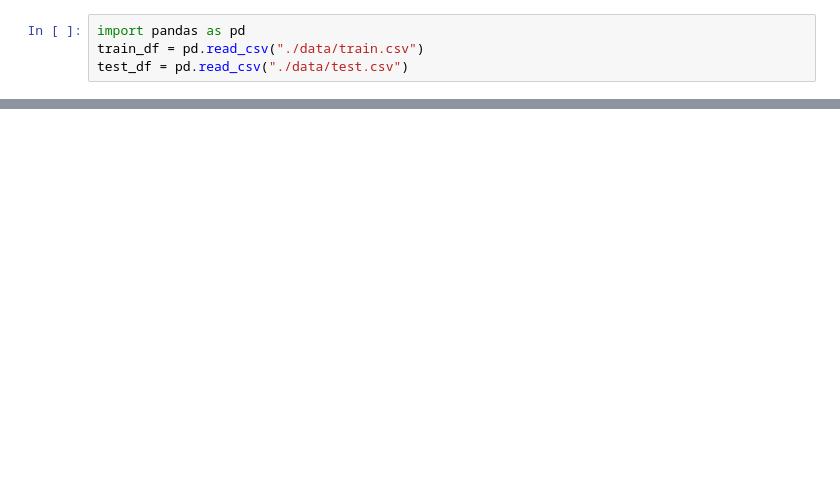
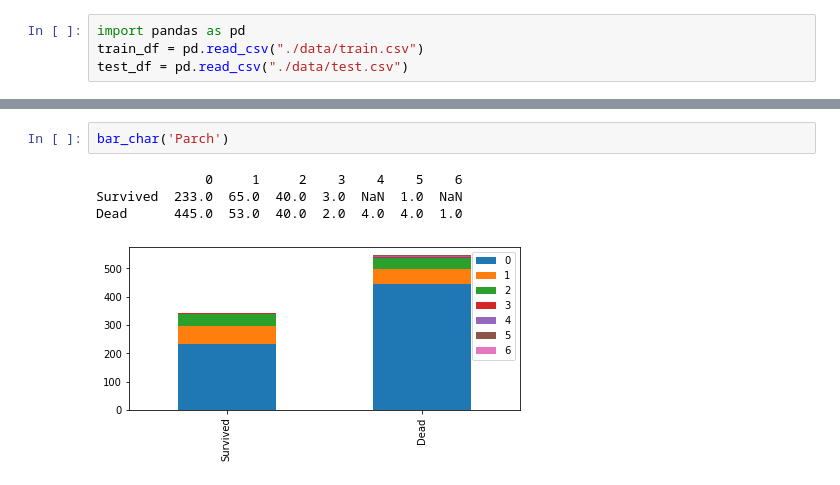
Before and after one commit to mrlee0708/kaggle-titanic, a Jupyter notebook: titanic-miran.ipynb, the cells around one changed output, grey strips where cells are left out. Saved outputs shown, nothing was run; the diff lists cells and outputs as text; blank space fills up the shorter version.

```diff
--- a/titanic-miran.ipynb
+++ b/titanic-miran.ipynb
@@ -16,0 +85,7 @@ train_df.head() #Preview
+# %%
+bar_char('Parch')
+# %% [output]
+              0     1     2    3    4    5    6
+Survived  233.0  65.0  40.0  3.0  NaN  1.0  NaN
+Dead      445.0  53.0  40.0  2.0  4.0  4.0  1.0
+[figure, added]
```
Also changed, not shown: parts of 10 cells of this notebook.
